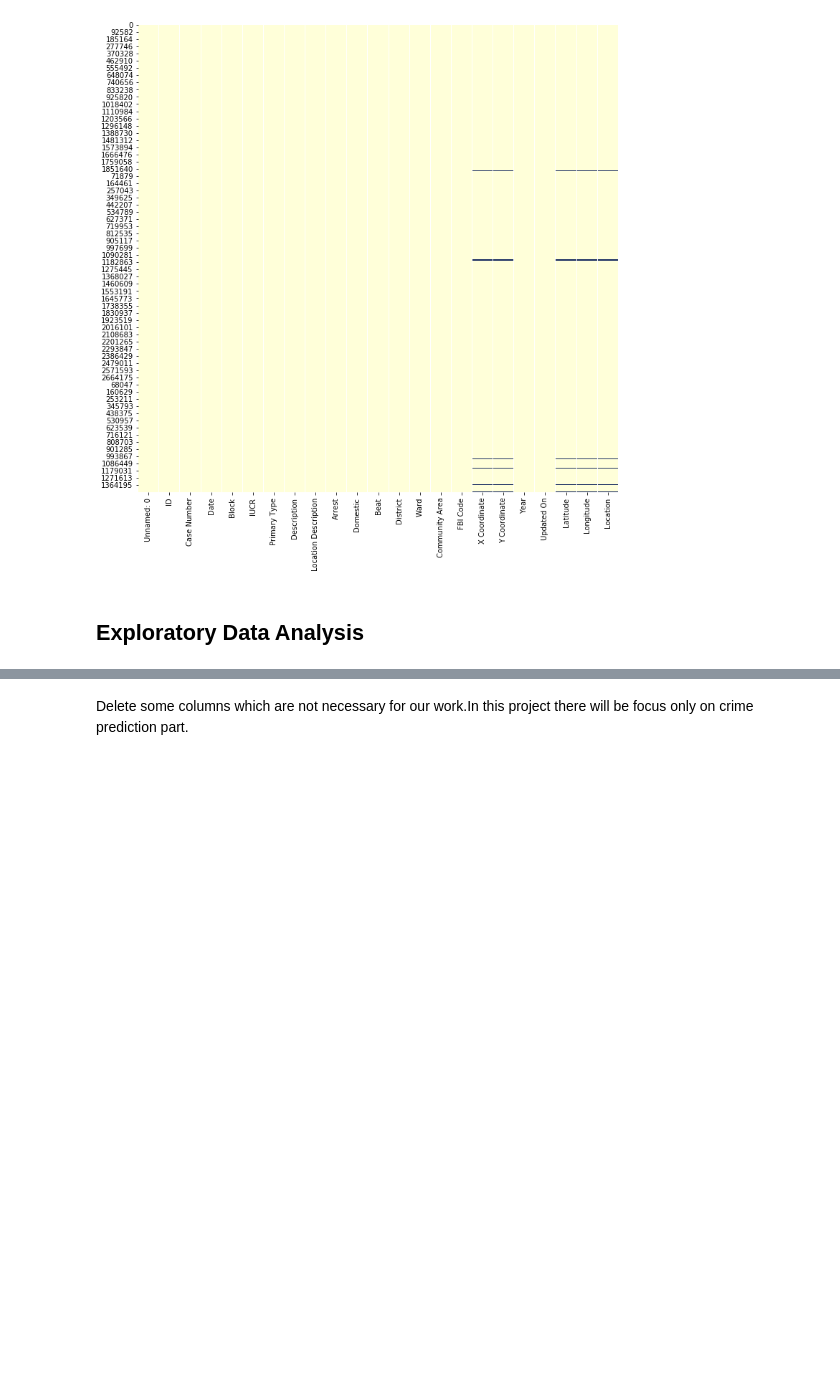
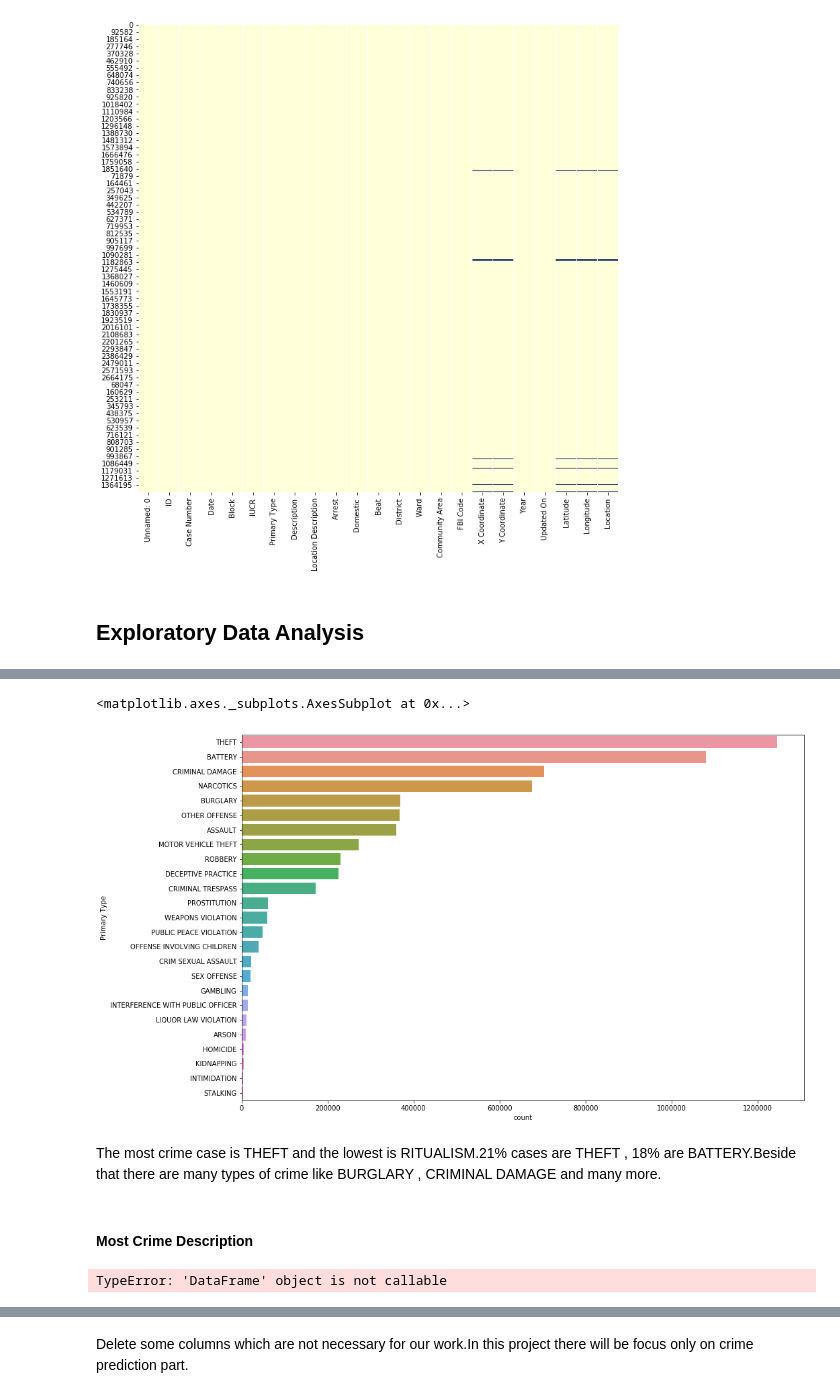
Before and after one commit to LIMON100/Crimes-in-Chicago, a Jupyter notebook: CrimeAnalysis.ipynb, the cells around one changed output, grey strips where cells are left out. Drawn from its saved outputs; the diff is of its cells as text; code cells hidden in the pictures; blank space fills up the shorter version.

```diff
--- a/CrimeAnalysis.ipynb
+++ b/CrimeAnalysis.ipynb
@@ -269,0 +362,14 @@ sns.heatmap(dataset.isnull(), cbar = False, cmap = 'YlGnBu')
+# %%
+plt.figure(figsize = (15, 10))
+sns.countplot(y= 'Primary Type' , data = dataset , order = dataset['Primary Type'].value_counts().iloc[:25].index)
+# %% [output]
+<matplotlib.axes._subplots.AxesSubplot at 0x...>
+[figure, added]
+# %% [markdown]
+The most crime case is THEFT and the lowest is RITUALISM.21% cases are THEFT , 18% are BATTERY.Beside that there are many types of crime like BURGLARY , CRIMINAL DAMAGE and many more.
+# %% [markdown]
+#### Most Crime Description
+# %%
+dataset['Description']
+# %% [output]
+TypeError: 'DataFrame' object is not callable
```
Also changed, not shown: parts of 17 cells of this notebook.
